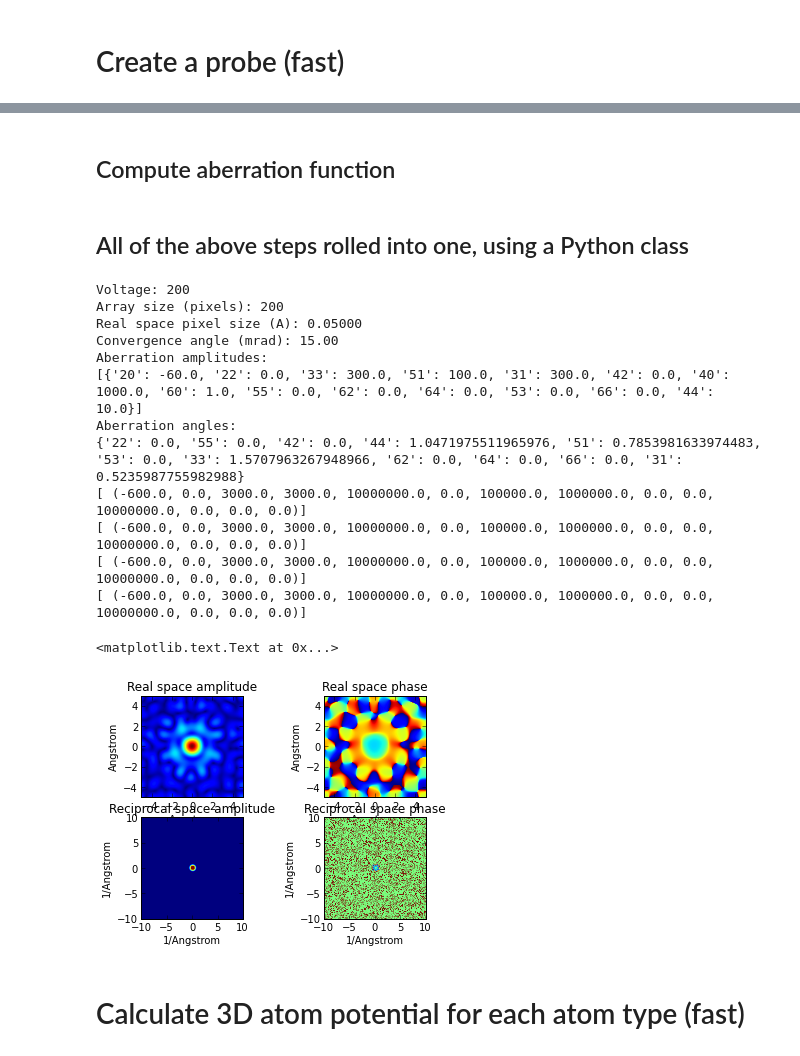
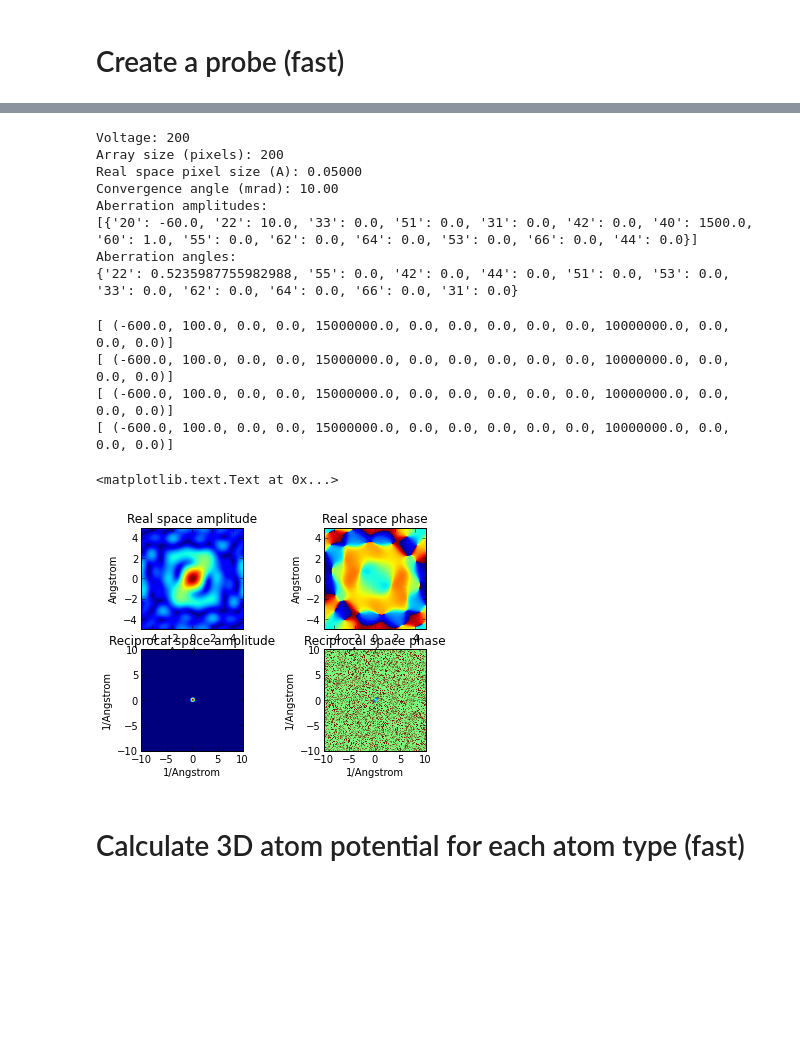
Before and after one commit to QSTEM/QSTEM, a Jupyter notebook: python/QSTEM_simDemo.ipynb, the cells around one changed output, grey strips where cells are left out. Cells and saved outputs as stored; diff of their text form; code cells hidden in the pictures; blank space fills up the shorter version.

```diff
--- a/python/QSTEM_simDemo.ipynb
+++ b/python/QSTEM_simDemo.ipynb
@@ -25,2 +22,0 @@ probe_array = np.ones((n, n),dtype=np.complex)
-# %% [markdown]
-## Compute aberration function
@@ -43,51 +23,53 @@ def calculate_chi(amplitudes, angles):
-# %% [markdown]
-## All of the above steps rolled into one, using a Python class
+# %%
+# this class comes from probe.py, which is part of QSTEM.
+#    For detailed implementation of this class, please see that file.
+import probe
+reload(probe)
+# instantiate the class to create a probe object
+p=probe.probe(N=n, d=d, alpha=10.0)
+# Set a couple of parameters:
+# Two-fold astigmatism: 10nm
+p.set_coefficient(name="22", amplitude=10,rotation=np.pi/6)
+# Cs: 1.5mm
+p.set_coefficient(name="40", amplitude=1500)
+# describe the probe:
+p.print_description()
+# %% [output]
+Voltage: 200
+Array size (pixels): 200
+Real space pixel size (A): 0.05000
+Convergence angle (mrad): 10.00
+Aberration amplitudes:
+[{'20': -60.0, '22': 10.0, '33': 0.0, '51': 0.0, '31': 0.0, '42': 0.0, '40': 1500.0, '60': 1.0, '55': 0.0, '62': 0.0, '64': 0.0, '53': 0.0, '66': 0.0, '44': 0.0}]
+Aberration angles:
+{'22': 0.5235987755982988, '55': 0.0, '42': 0.0, '44': 0.0, '51': 0.0, '53': 0.0, '33': 0.0, '62': 0.0, '64': 0.0, '66': 0.0, '31': 0.0}
 # %%
-# this function comes from probe.py, which is part of QSTEM.
-import probe
-reload(probe)
-p=probe.probe(N=n, d=d, alpha=30)
-p.set_coefficient(name="33", amplitude=300,rotation=np.pi/2)
-p.set_coefficient(name="31", amplitude=300,rotation=np.pi/6)
-p.set_coefficient(name="51", amplitude=100, rotation=np.pi/4)
-p.set_coefficient(name="44", amplitude=10, rotation=np.pi/3)
-#p.set_coefficient(name="60", amplitude=5)
-# Cs: 1.5mm
-#p.set_coefficient(name="40", amplitude=1500)
-p.print_description()
+#This cell plots various views of the probe
 fig, axs = plt.subplots(2,2)
 
 axs[0,0].imshow(p.get_real_space_amplitude(), extent=p.get_physical_extent())
 axs[0,0].set_xlabel("Angstrom")
 axs[0,0].set_ylabel("Angstrom")
 axs[0,0].set_title("Real space amplitude")
 axs[0,1].imshow(p.get_real_space_phase(), extent=p.get_physical_extent())
 axs[0,1].set_xlabel("Angstrom")
 axs[0,1].set_ylabel("Angstrom")
 axs[0,1].set_title("Real space phase")
 axs[1,0].imshow(p.get_reciprocal_space_amplitude(), extent=p.get_reciprocal_extent())
 axs[1,0].set_xlabel("1/Angstrom")
 axs[1,0].set_ylabel("1/Angstrom")
 axs[1,0].set_title("Reciprocal space amplitude")
 axs[1,1].imshow(p.get_reciprocal_space_phase(), extent=p.get_reciprocal_extent())
 axs[1,1].set_xlabel("1/Angstrom")
 axs[1,1].set_ylabel("1/Angstrom")
 axs[1,1].set_title("Reciprocal space phase")
 # %% [output]
-Voltage: 200
-Array size (pixels): 200
-Real space pixel size (A): 0.05000
-Convergence angle (mrad): 15.00
-Aberration amplitudes:
-[{'20': -60.0, '22': 0.0, '33': 300.0, '51': 100.0, '31': 300.0, '42': 0.0, '40': 1000.0, '60': 1.0, '55': 0.0, '62': 0.0, '64': 0.0, '53': 0.0, '66': 0.0, '44': 10.0}]
-Aberration angles:
-{'22': 0.0, '55': 0.0, '42': 0.0, '44': 1.0471975511965976, '51': 0.7853981633974483, '53': 0.0, '33': 1.5707963267948966, '62': 0.0, '64': 0.0, '66': 0.0, '31': 0.5235987755982988}
-[ (-600.0, 0.0, 3000.0, 3000.0, 10000000.0, 0.0, 100000.0, 1000000.0, 0.0, 0.0, 10000000.0, 0.0, 0.0, 0.0)]
-[ (-600.0, 0.0, 3000.0, 3000.0, 10000000.0, 0.0, 100000.0, 1000000.0, 0.0, 0.0, 10000000.0, 0.0, 0.0, 0.0)]
-[ (-600.0, 0.0, 3000.0, 3000.0, 10000000.0, 0.0, 100000.0, 1000000.0, 0.0, 0.0, 10000000.0, 0.0, 0.0, 0.0)]
-[ (-600.0, 0.0, 3000.0, 3000.0, 10000000.0, 0.0, 100000.0, 1000000.0, 0.0, 0.0, 10000000.0, 0.0, 0.0, 0.0)]
+[ (-600.0, 100.0, 0.0, 0.0, 15000000.0, 0.0, 0.0, 0.0, 0.0, 0.0, 10000000.0, 0.0, 0.0, 0.0)]
+[ (-600.0, 100.0, 0.0, 0.0, 15000000.0, 0.0, 0.0, 0.0, 0.0, 0.0, 10000000.0, 0.0, 0.0, 0.0)]
+[ (-600.0, 100.0, 0.0, 0.0, 15000000.0, 0.0, 0.0, 0.0, 0.0, 0.0, 10000000.0, 0.0, 0.0, 0.0)]
+[ (-600.0, 100.0, 0.0, 0.0, 15000000.0, 0.0, 0.0, 0.0, 0.0, 0.0, 10000000.0, 0.0, 0.0, 0.0)]
 <matplotlib.text.Text at 0x...>
-[figure, old version]
+[figure, new version]
 # %% [markdown]
 # Calculate 3D atom potential for each atom type (fast)
 # %% [markdown]
```
Also changed, not shown: parts of 14 cells of this notebook.
